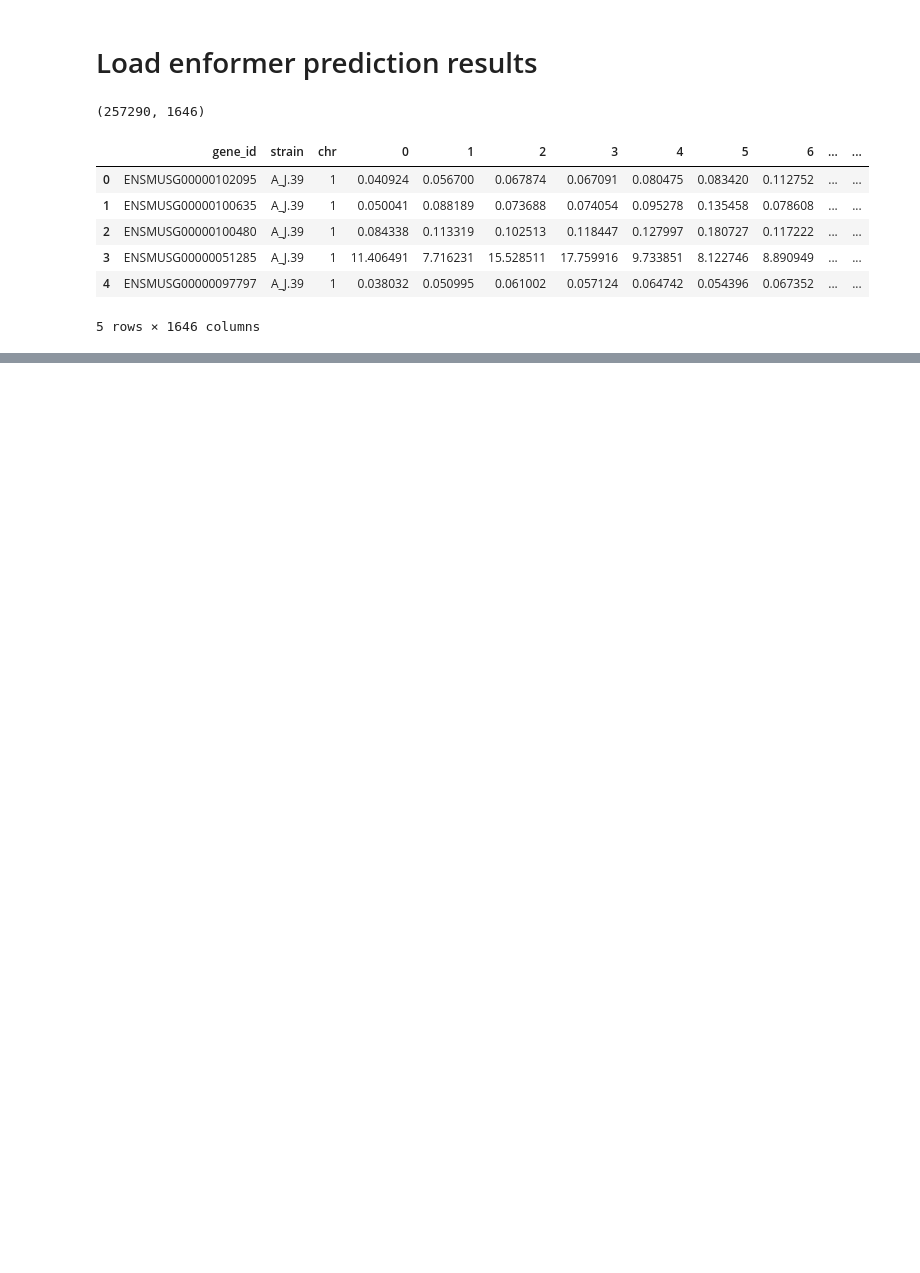
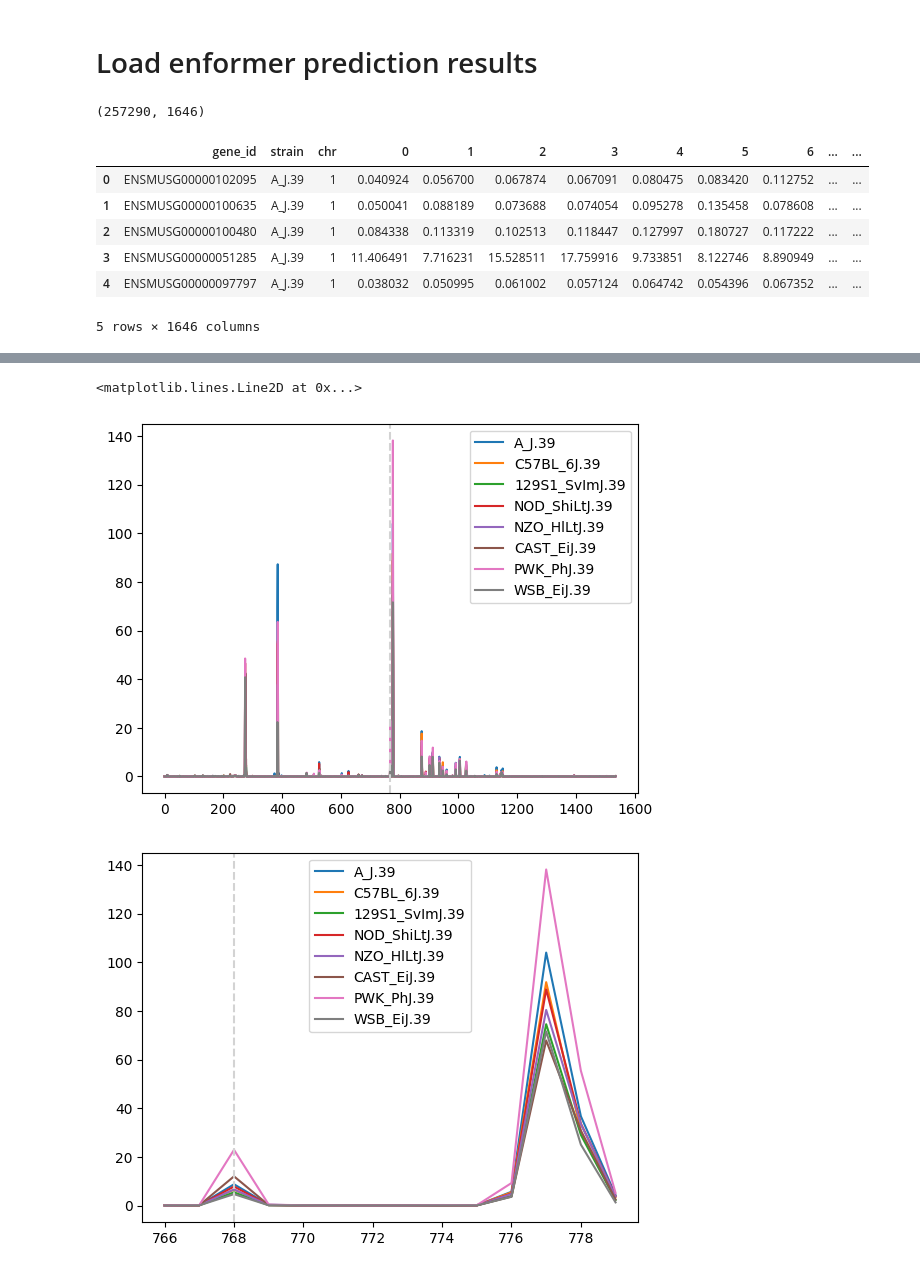
Before and after one commit to MahoneyLabGroup/BenchmarkEnformer, a Jupyter notebook: enformer_benchmark_plots.ipynb, the cells around one changed output, grey strips where cells are left out. Drawn from its saved outputs; the diff is of its cells as text; code cells hidden in the pictures; blank space fills up the shorter version.

```diff
--- a/enformer_benchmark_plots.ipynb
+++ b/enformer_benchmark_plots.ipynb
@@ -135,0 +236,3 @@ dtype: float64
+# %%
+gene_id = "ENSMUSG00000015405"
+res_ace2 = get_enformer_prediction(gene_id, idx_kidney)
@@ -135,0 +257,10 @@ dtype: float64
+# %%
+res_ace2.plot()
+pred_loc =768
+plt.axvline(x = pred_loc, color = 'lightgrey', ls='--')
+res_ace2.iloc[pred_loc-2:pred_loc+12].plot()
+plt.axvline(x = pred_loc, color = 'lightgrey', ls='--')
+# %% [output]
+<matplotlib.lines.Line2D at 0x...>
+[figure, added]
+[figure, added]
```
Also changed, not shown: parts of 32 cells of this notebook.
